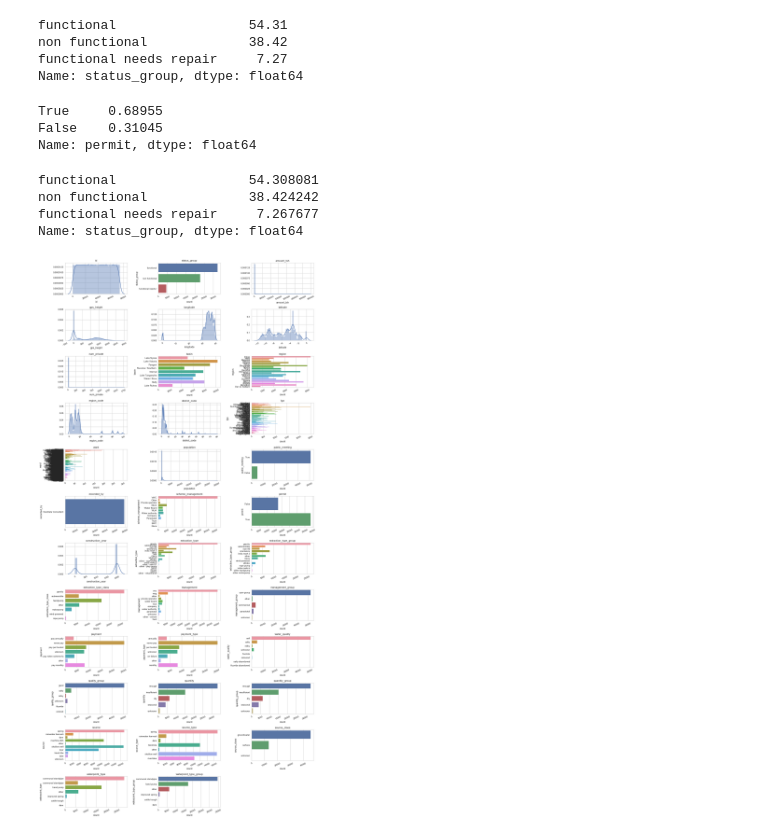
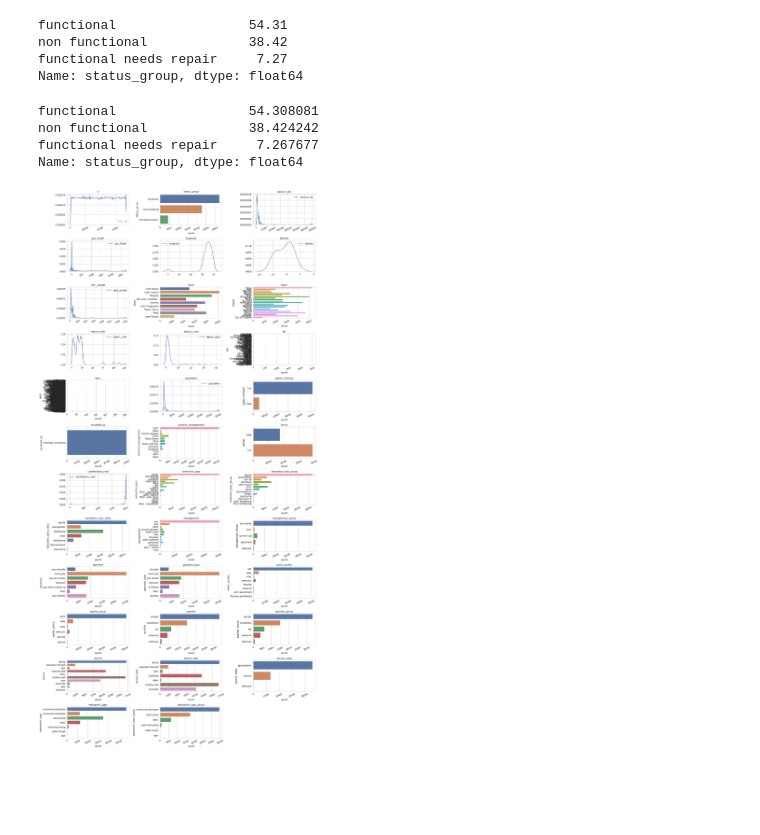
Before and after one commit to torben90/Capstone_NF_Waterpumps_Tanzania, a Jupyter notebook: PumpItUp.ipynb, the cells around one changed output. Saved outputs shown, nothing was run; the diff lists cells and outputs as text; code cells hidden in the pictures; blank space fills up the shorter version.

```diff
--- a/PumpItUp.ipynb
+++ b/PumpItUp.ipynb
@@ -7,7 +7,12 @@ import pandas as pd
 import numpy as np
 import matplotlib.pyplot as plt
 import seaborn as sns
+import statsmodels
+
+import shapefile as shp
+
 plt.style.use('seaborn')
+sns.set()
 # %%
 pd.options.display.max_columns = None
 # %%
@@ -114,12 +54,6 @@ functional                 54.31
 non functional             38.42
 functional needs repair     7.27
 Name: status_group, dtype: float64
-# %%
-df_train.permit.value_counts(normalize=True)
-# %% [output]
-True     0.68955
-False    0.31045
-Name: permit, dtype: float64
 # %%
 df_train.status_group.value_counts(normalize=True)*100
 # %% [output]
@@ -142,5 +76,6 @@ def plot_distribution(dataset, cols=5, width=20, height=45, hspace=0.5, wspace=0
             g.set(yticklabels=substrings)
             plt.xticks(rotation=25)
         else:
-            g = sns.distplot(dataset[column]) # kde=False if problems, but then the distribution is missing
+            #g = sns.distplot(dataset[column],kde=False) # kde=False if problems, but then the distribution is missing
+            g = sns.kdeplot(dataset[column],bw=1.5)
             plt.xticks(rotation=25)
@@ -147,7 +84,7 @@ def plot_distribution(dataset, cols=5, width=20, height=45, hspace=0.5, wspace=0
 # %%
-plot_distribution(df_train.drop(['date_recorded','funder','installer','wpt_name','subvillage'
+plot_distribution(df_train.drop(labels=['date_recorded','funder','installer','wpt_name','subvillage'
                                  ,'scheme_name'],axis=1),cols=3)
 # %% [output]
-[figure, old version]
+[figure, new version]
 # %%
 df_train.waterpoint_type.value_counts()
```
Also changed, not shown: parts of 48 cells of this notebook, 3 other files.
